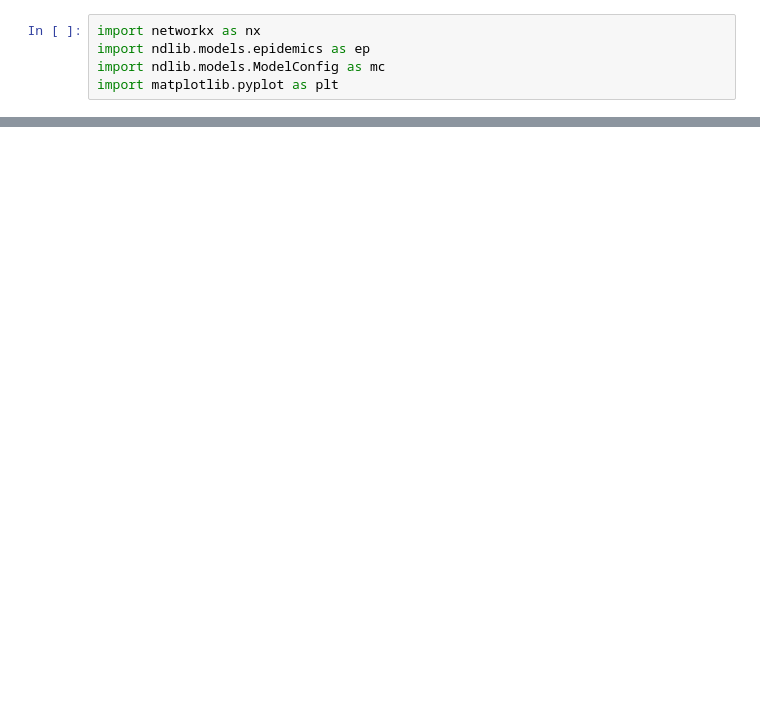
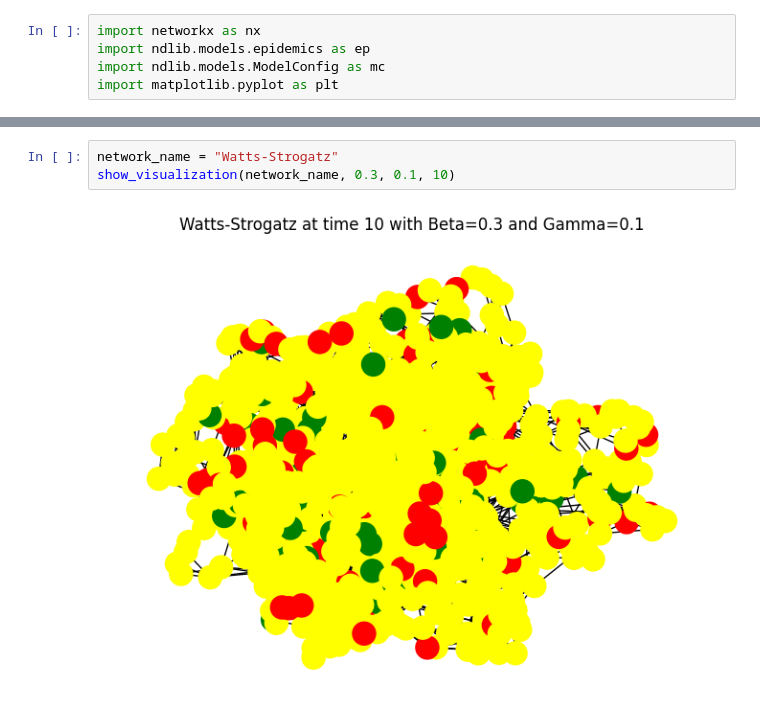
Before and after one commit to nabilasiregar/EpiModel, a Jupyter notebook: problem_2/spatial_models.ipynb, the cells around one changed output, grey strips where cells are left out. Cells and saved outputs as stored; diff of their text form; blank space fills up the shorter version.

```diff
--- a/problem_2/spatial_models.ipynb
+++ b/problem_2/spatial_models.ipynb
@@ -76,0 +67,5 @@ show_visualization(name)
+# %%
+network_name = "Watts-Strogatz"
+show_visualization(network_name, 0.3, 0.1, 10)
+# %% [output]
+[figure, added]
```
Also changed, not shown: parts of 9 cells of this notebook.
